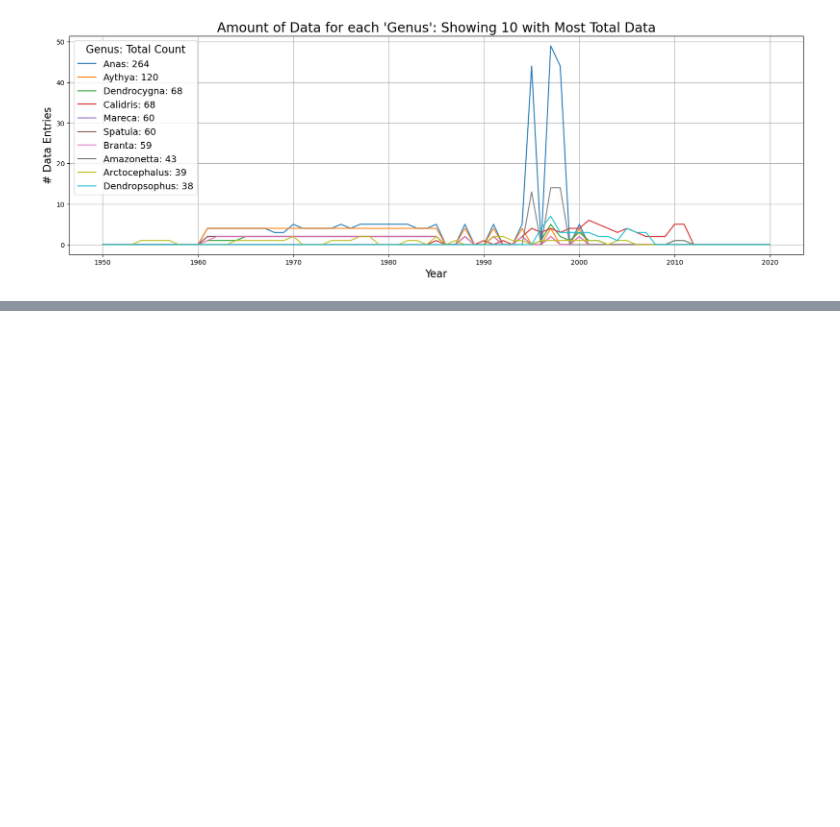
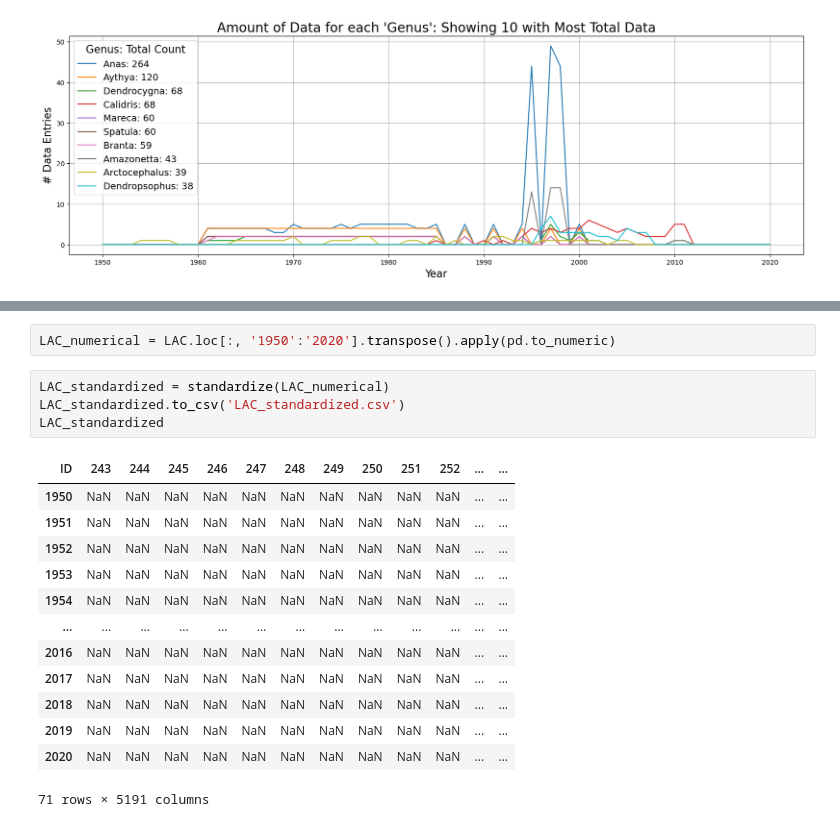
Before and after one commit to ENVS110a-SP23/group1, a Jupyter notebook: InitialDataVisualization.ipynb, the cells around one changed output, grey strips where cells are left out. Drawn from its saved outputs; the diff is of its cells as text; blank space fills up the shorter version.

```diff
--- a/InitialDataVisualization.ipynb
+++ b/InitialDataVisualization.ipynb
@@ -111,0 +120,20 @@ Name: Species, dtype: int64
+# %%
+LAC_numerical = LAC.loc[:, '1950':'2020'].transpose().apply(pd.to_numeric)
+# %%
+LAC_standardized = standardize(LAC_numerical)
+LAC_standardized.to_csv('LAC_standardized.csv')
+LAC_standardized
+# %% [output]
+| ID | 243 | 244 | 245 | 246 | 247 | 248 | 249 | 250 | 251 | 252 | ... | ... |
+| 1950 | NaN | NaN | NaN | NaN | NaN | NaN | NaN | NaN | NaN | NaN | ... | ... |
+| 1951 | NaN | NaN | NaN | NaN | NaN | NaN | NaN | NaN | NaN | NaN | ... | ... |
+| 1952 | NaN | NaN | NaN | NaN | NaN | NaN | NaN | NaN | NaN | NaN | ... | ... |
+| 1953 | NaN | NaN | NaN | NaN | NaN | NaN | NaN | NaN | NaN | NaN | ... | ... |
+| 1954 | NaN | NaN | NaN | NaN | NaN | NaN | NaN | NaN | NaN | NaN | ... | ... |
+| ... | ... | ... | ... | ... | ... | ... | ... | ... | ... | ... | ... | ... |
+| 2016 | NaN | NaN | NaN | NaN | NaN | NaN | NaN | NaN | NaN | NaN | ... | ... |
+| 2017 | NaN | NaN | NaN | NaN | NaN | NaN | NaN | NaN | NaN | NaN | ... | ... |
+| 2018 | NaN | NaN | NaN | NaN | NaN | NaN | NaN | NaN | NaN | NaN | ... | ... |
+| 2019 | NaN | NaN | NaN | NaN | NaN | NaN | NaN | NaN | NaN | NaN | ... | ... |
+| 2020 | NaN | NaN | NaN | NaN | NaN | NaN | NaN | NaN | NaN | NaN | ... | ... |
+71 rows × 5191 columns
```
Also changed, not shown: parts of 7 cells of this notebook.
